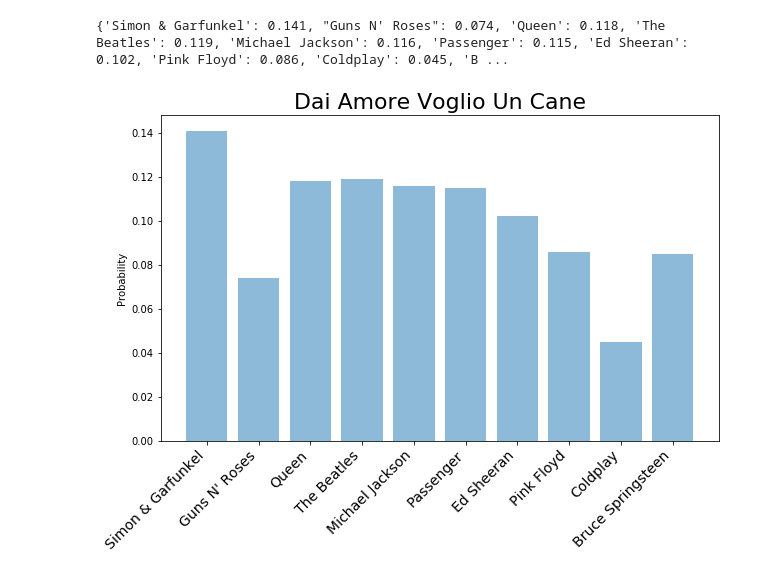
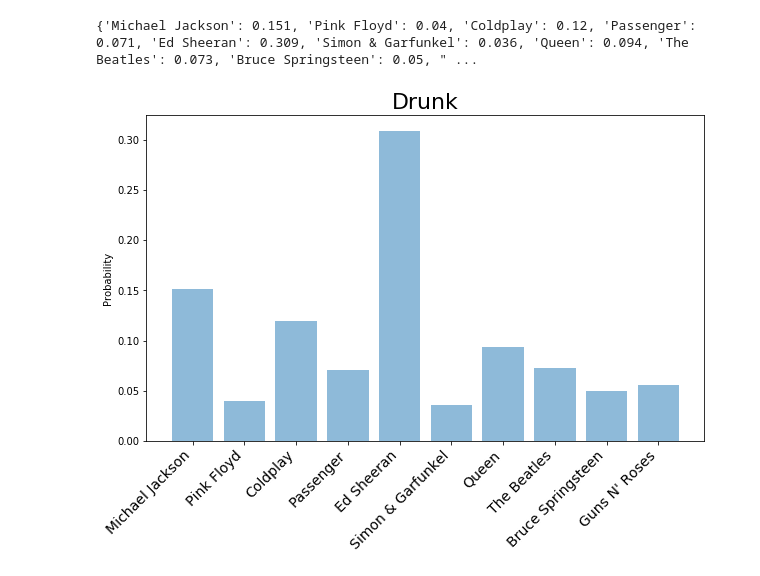
Before and after one commit to mr-96/SML-Project, a Jupyter notebook: 7 - Test a new Song with the best model (for FUN).ipynb, the cells around one changed output. Cells and saved outputs as stored; diff of their text form; code cells hidden in the pictures.

```diff
--- a/7 - Test a new Song with the best model (for FUN).ipynb
+++ b/7 - Test a new Song with the best model (for FUN).ipynb
@@ -19,43 +19,43 @@ from collections import Counter
 # %%
 #### select the path to the song and sampling rate (raccomaded sr=10000)
 sr=10000
-song="Dai Amore Voglio Un Cane.mp3"
+song="prova\\Drunk.mp3"
 
 
 
 
-title=song.split(".")[0]
+title=song.split("\\")[1].split(".")[0]
 a = librosa.load(song,sr=sr)[0]
 mfcc = librosa.feature.mfcc(a, sr=sr,n_mfcc=20)
 scaler = sklearn.preprocessing.StandardScaler()
 mfcc = scaler.fit_transform(mfcc.T)
 model = joblib.load('GMM.joblib')
 artistlist=['Bruce Springsteen','Coldplay','Ed Sheeran', "Guns N' Roses"
             , 'Michael Jackson', 'Passenger', 'Pink Floyd', 'Queen', 'Simon & Garfunkel' , 'The Beatles']
 
 
 prediction=[]
 for t in mfcc:
     score={}
     for artist in artistlist:
         artistmodel = model[artist]
         score[artist]= artistmodel.score(numpy.reshape(t,(1,-1)))
     pred = max(score, key=lambda key: score[key])
     prediction.append(pred)
 
 R=dict((x,prediction.count(x)) for x in set(prediction))
 for key,value in R.items():
     R[key]=round(value/mfcc.shape[0],3)
 print(R)
 
 plt.figure(figsize=(10, 6))
 pos = numpy.arange(10)
 plt.bar(pos, R.values(), align='center', alpha=0.5)
 plt.xticks(pos, R.keys())
 plt.xticks(rotation=45,fontsize=14,ha="right")
 plt.title(title,fontsize=22)
 plt.ylabel("Probability")
 plt.show()
 # %% [output]
-{'Simon & Garfunkel': 0.141, "Guns N' Roses": 0.074, 'Queen': 0.118, 'The Beatles': 0.119, 'Michael Jackson': 0.116, 'Passenger': 0.115, 'Ed Sheeran': 0.102, 'Pink Floyd': 0.086, 'Coldplay': 0.045, 'B ...
+{'Michael Jackson': 0.151, 'Pink Floyd': 0.04, 'Coldplay': 0.12, 'Passenger': 0.071, 'Ed Sheeran': 0.309, 'Simon & Garfunkel': 0.036, 'Queen': 0.094, 'The Beatles': 0.073, 'Bruce Springsteen': 0.05, " ...
-[figure, old version]
+[figure, new version]
```
Also changed, not shown: parts of 2 cells of this notebook.
